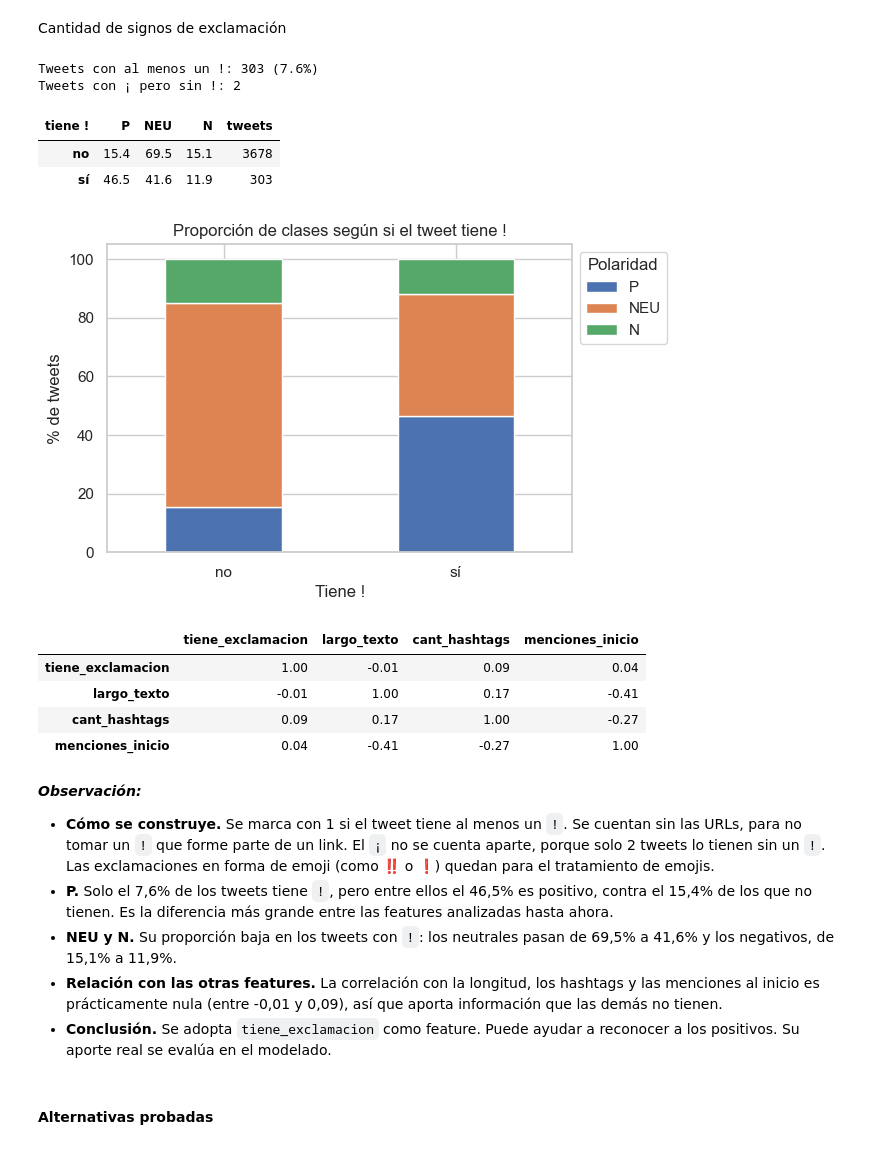
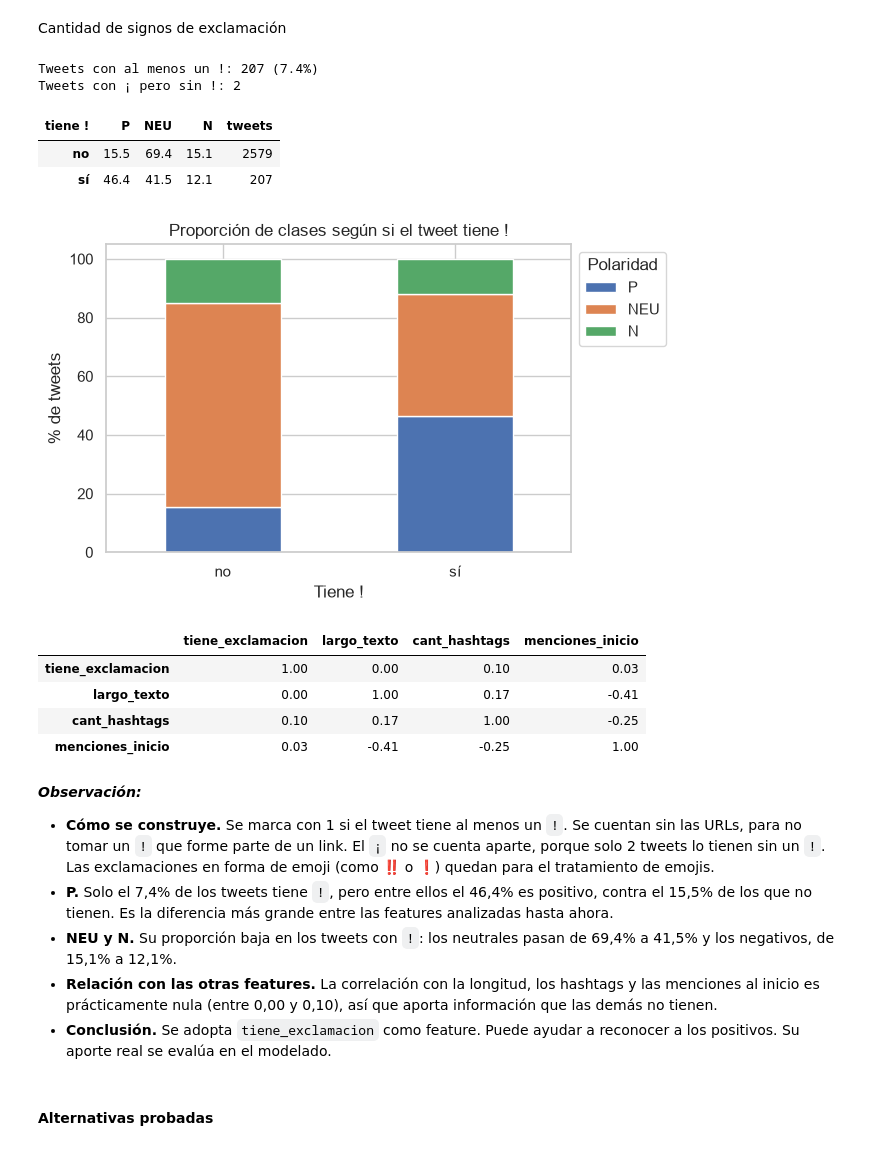
Before and after one commit to Barlita03/TP-CienciasDeDatos, a Jupyter notebook: TP1_CdD.ipynb, the cells around one changed output. Saved outputs shown, nothing was run; the diff lists cells and outputs as text; code cells hidden in the pictures.

```diff
--- a/TP1_CdD.ipynb
+++ b/TP1_CdD.ipynb
@@ -203,11 +345,9 @@ retweet_count: 99.11% de los datos cae en el primer bin
 # %% [markdown]
 ¿Los tweets positivos reciben más interacción que los negativos?
 # %%
-orden = ['P', 'NEU', 'N']
-
 for col in cols:
-    por_clase = df.groupby('polarity')[col]
-    con_interaccion = df[df[col] > 0].groupby('polarity')[col]
+    por_clase = train.groupby('polarity')[col]
+    con_interaccion = train[train[col] > 0].groupby('polarity')[col]
 
     # Cuántos tweets de cada clase tienen al menos una interacción
     resumen = pd.DataFrame({
@@ -247,7 +387,7 @@ retweet_count
 #### Alternativas probadas
 # %%
 for col in cols:
-    por_clase = df.groupby('polarity')[col]
+    por_clase = train.groupby('polarity')[col]
 
     # Alternativa: media y máximo por clase, y media recalculada sin el tweet con el valor máximo
     alternativa = pd.DataFrame({
@@ -758,27 +841,0 @@ Cantidad de usuarios mencionados
-# %%
-def proporcion_por_grupo(grupo, nombre):
-    # Porcentaje de cada clase dentro de cada grupo y cantidad de tweets del grupo.
-    # rename_axis deja el nombre de la tabla en la misma fila que las columnas
-    tabla = (pd.crosstab(grupo, df['polarity'], normalize='index') * 100).round(1)[orden]
-    return tabla.assign(tweets=grupo.value_counts()).rename_axis(index=None, columns=nombre)
-
-# Menciones al inicio del tweet: en Twitter, un tweet que empieza con @usuario suele ser una respuesta
-cant_menciones_inicio = df['text'].str.extract(r'^((?:@\w+\s*)+)')[0].fillna('').str.count(r'@\w+')
-
-# Feature: cantidad de menciones al inicio, con tope en 2 (el 2 vale "2 o más")
-df['menciones_inicio'] = cant_menciones_inicio.clip(upper=2)
-print(f"Tweets que empiezan con una mención: {(df['menciones_inicio'] > 0).sum()} ({(df['menciones_inicio'] > 0).mean() * 100:.1f}%)")
-
-proporcion_inicio = proporcion_por_grupo(df['menciones_inicio'].astype(str).replace('2', '2 o más'), 'menciones al inicio')
-display(proporcion_inicio)
-
-proporcion_inicio.drop(columns='tweets').plot(kind='bar', stacked=True, figsize=(6, 4))
-plt.title('Proporción de clases según las menciones al inicio')
-plt.xlabel('Cantidad de menciones al inicio')
-plt.ylabel('% de tweets')
-plt.xticks(rotation=0)
-plt.legend(title='Polaridad', bbox_to_anchor=(1, 1))
-plt.show()
-
-# Correlación con las otras features, sobre log1p como en la etapa 2
-display(np.log1p(df[['menciones_inicio', 'largo_texto', 'cant_hashtags']]).corr().round(2))
@@ -862,48 +899,48 @@ Correlación con menciones_inicio (log1p): -0.18
 Cantidad de signos de exclamación
 # %%
 # Se cuentan los ! sin las URLs, para no tomar un ! que forme parte de un link
-texto_sin_urls = df['text'].str.replace(r'https?://\S+', '', regex=True)
+texto_sin_urls = train['text'].str.replace(r'https?://\S+', '', regex=True)
 cant_exclamaciones = texto_sin_urls.str.count('!')
 
 # Feature: si el tweet tiene al menos un signo de exclamación
-df['tiene_exclamacion'] = (cant_exclamaciones > 0).astype(int)
-print(f"Tweets con al menos un !: {df['tiene_exclamacion'].sum()} ({df['tiene_exclamacion'].mean() * 100:.1f}%)")
+train['tiene_exclamacion'] = (cant_exclamaciones > 0).astype(int)
+print(f"Tweets con al menos un !: {train['tiene_exclamacion'].sum()} ({train['tiene_exclamacion'].mean() * 100:.1f}%)")
 
 # El ¡ casi siempre va acompañado de un !, así que contarlo no agrega información
 print(f"Tweets con ¡ pero sin !: {(texto_sin_urls.str.contains('¡') & (cant_exclamaciones == 0)).sum()}")
 
-proporcion_exclamacion = proporcion_por_grupo(df['tiene_exclamacion'].map({0: 'no', 1: 'sí'}), 'tiene !')
+proporcion_exclamacion = proporcion_por_grupo(train['tiene_exclamacion'].map({0: 'no', 1: 'sí'}), 'tiene !')
 display(proporcion_exclamacion)
 
 proporcion_exclamacion.drop(columns='tweets').plot(kind='bar', stacked=True, figsize=(6, 4))
 plt.title('Proporción de clases según si el tweet tiene !')
 plt.xlabel('Tiene !')
 plt.ylabel('% de tweets')
 plt.xticks(rotation=0)
 plt.legend(title='Polaridad', bbox_to_anchor=(1, 1))
 plt.show()
 
 # Correlación con las otras features, sobre log1p como en la etapa 2
-display(np.log1p(df[['tiene_exclamacion', 'largo_texto', 'cant_hashtags', 'menciones_inicio']]).corr().round(2))
+display(np.log1p(train[['tiene_exclamacion', 'largo_texto', 'cant_hashtags', 'menciones_inicio']]).corr().round(2))
 # %% [output]
-Tweets con al menos un !: 303 (7.6%)
+Tweets con al menos un !: 207 (7.4%)
 Tweets con ¡ pero sin !: 2
 | tiene ! | P | NEU | N | tweets |
-| no | 15.4 | 69.5 | 15.1 | 3678 |
-| sí | 46.5 | 41.6 | 11.9 | 303 |
+| no | 15.5 | 69.4 | 15.1 | 2579 |
+| sí | 46.4 | 41.5 | 12.1 | 207 |
-[figure, old version]
+[figure, new version]
 |  | tiene_exclamacion | largo_texto | cant_hashtags | menciones_inicio |
-| tiene_exclamacion | 1.00 | -0.01 | 0.09 | 0.04 |
-| largo_texto | -0.01 | 1.00 | 0.17 | -0.41 |
-| cant_hashtags | 0.09 | 0.17 | 1.00 | -0.27 |
-| menciones_inicio | 0.04 | -0.41 | -0.27 | 1.00 |
+| tiene_exclamacion | 1.00 | 0.00 | 0.10 | 0.03 |
+| largo_texto | 0.00 | 1.00 | 0.17 | -0.41 |
+| cant_hashtags | 0.10 | 0.17 | 1.00 | -0.25 |
+| menciones_inicio | 0.03 | -0.41 | -0.25 | 1.00 |
 # %% [markdown]
 ***Observación:***
 
 * **Cómo se construye.** Se marca con 1 si el tweet tiene al menos un `!`. Se cuentan sin las URLs, para no tomar un `!` que forme parte de un link. El `¡` no se cuenta aparte, porque solo 2 tweets lo tienen sin un `!`. Las exclamaciones en forma de emoji (como ‼️ o ❗) quedan para el tratamiento de emojis.
-* **P.** Solo el 7,6% de los tweets tiene `!`, pero entre ellos el 46,5% es positivo, contra el 15,4% de los que no tienen. Es la diferencia más grande entre las features analizadas hasta ahora.
-* **NEU y N.** Su proporción baja en los tweets con `!`: los neutrales pasan de 69,5% a 41,6% y los negativos, de 15,1% a 11,9%.
-* **Relación con las otras features.** La correlación con la longitud, los hashtags y las menciones al inicio es prácticamente nula (entre -0,01 y 0,09), así que aporta información que las demás no tienen.
+* **P.** Solo el 7,4% de los tweets tiene `!`, pero entre ellos el 46,4% es positivo, contra el 15,5% de los que no tienen. Es la diferencia más grande entre las features analizadas hasta ahora.
+* **NEU y N.** Su proporción baja en los tweets con `!`: los neutrales pasan de 69,4% a 41,5% y los negativos, de 15,1% a 12,1%.
+* **Relación con las otras features.** La correlación con la longitud, los hashtags y las menciones al inicio es prácticamente nula (entre 0,00 y 0,10), así que aporta información que las demás no tienen.
 * **Conclusión.** Se adopta `tiene_exclamacion` como feature. Puede ayudar a reconocer a los positivos. Su aporte real se evalúa en el modelado.
 # %% [markdown]
 #### Alternativas probadas
```
Also changed, not shown: parts of 76 cells of this notebook, 3 other files.
